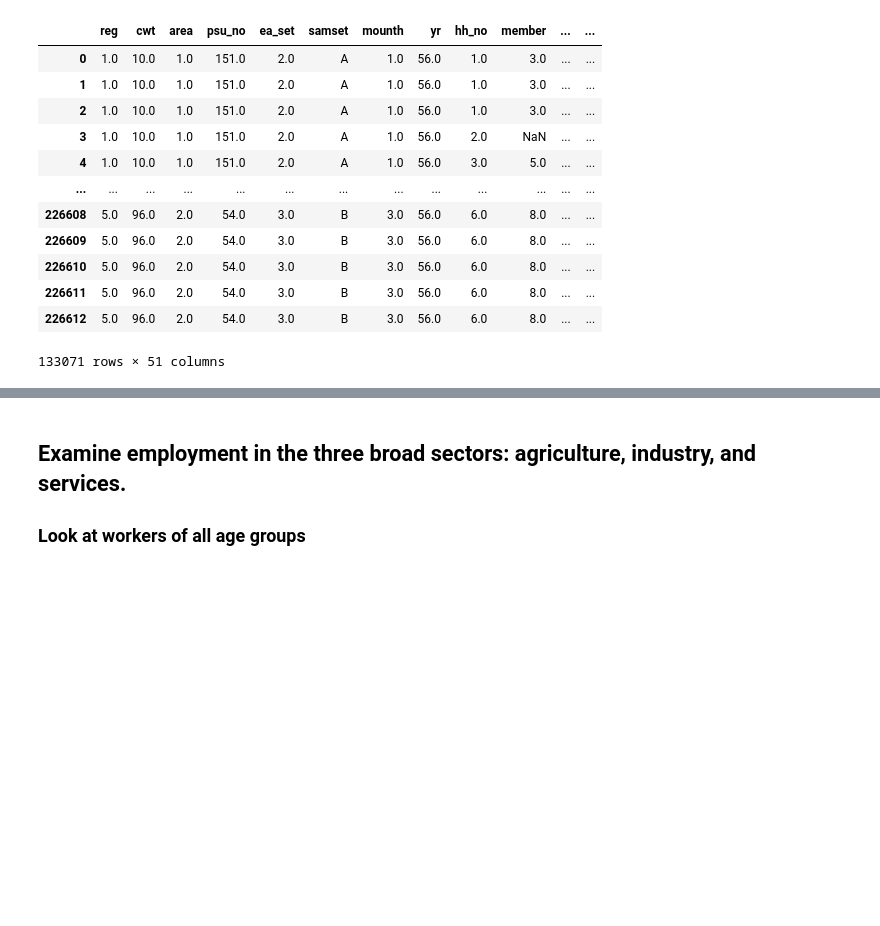
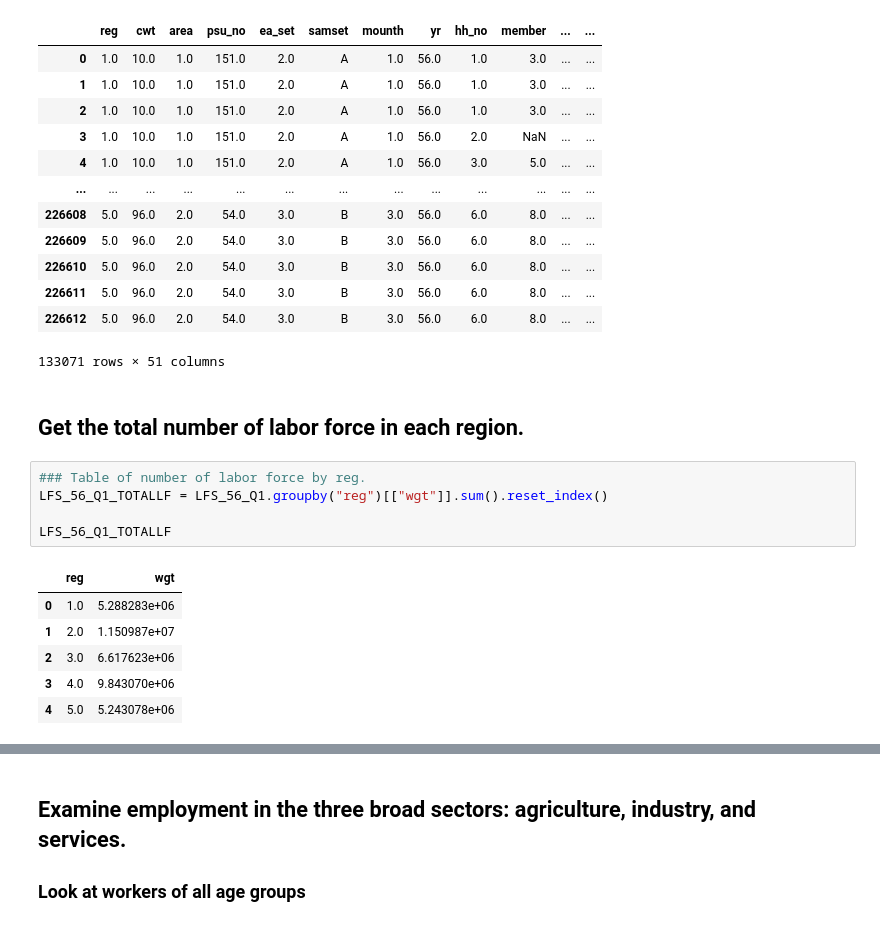
Before and after one commit to PhakphumJ/Thesis_code, a Jupyter notebook: LFS_code.ipynb, the cells around one changed output, grey strips where cells are left out. Cells and saved outputs as stored; diff of their text form; blank space fills up the shorter version.

```diff
--- a/LFS_code.ipynb
+++ b/LFS_code.ipynb
@@ -389,3 +389,17 @@ LFS_56_Q1
 | 226611 | 5.0 | 96.0 | 2.0 | 54.0 | 3.0 | B | 3.0 | 56.0 | 6.0 | 8.0 | ... | ... |
 | 226612 | 5.0 | 96.0 | 2.0 | 54.0 | 3.0 | B | 3.0 | 56.0 | 6.0 | 8.0 | ... | ... |
 133071 rows × 51 columns
+# %% [markdown]
+## Get the total number of labor force in each region.
+# %%
+### Table of number of labor force by reg.
+LFS_56_Q1_TOTALLF = LFS_56_Q1.groupby("reg")[["wgt"]].sum().reset_index()
+
+LFS_56_Q1_TOTALLF
+# %% [output]
+|  | reg | wgt |
+| 0 | 1.0 | 5.288283e+06 |
+| 1 | 2.0 | 1.150987e+07 |
+| 2 | 3.0 | 6.617623e+06 |
+| 3 | 4.0 | 9.843070e+06 |
+| 4 | 5.0 | 5.243078e+06 |
```
Also changed, not shown: parts of 24 cells of this notebook.
